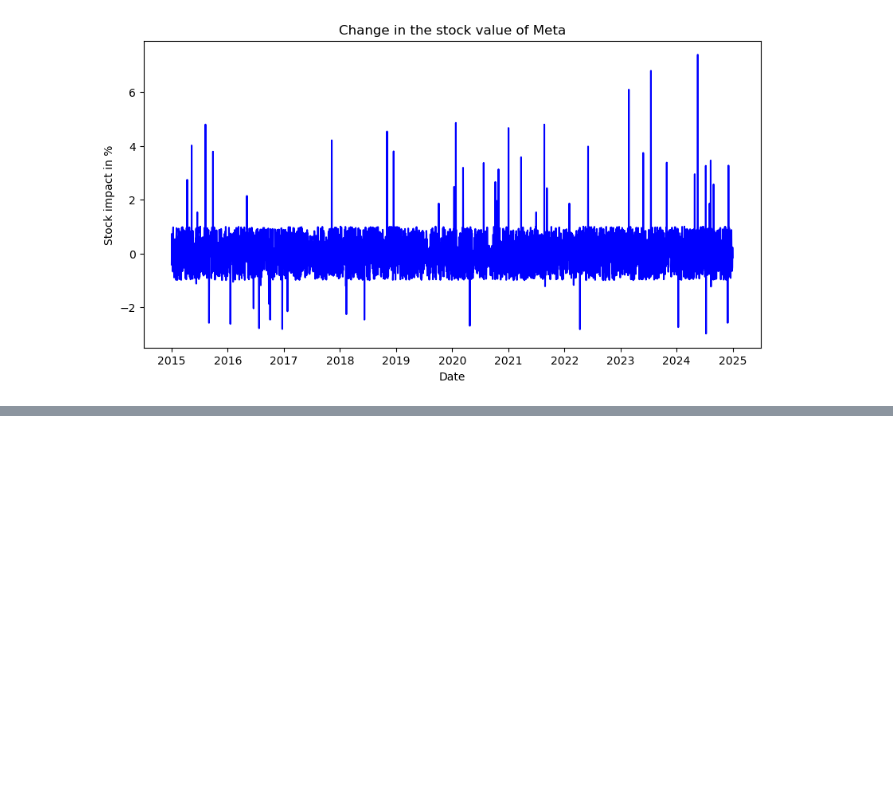
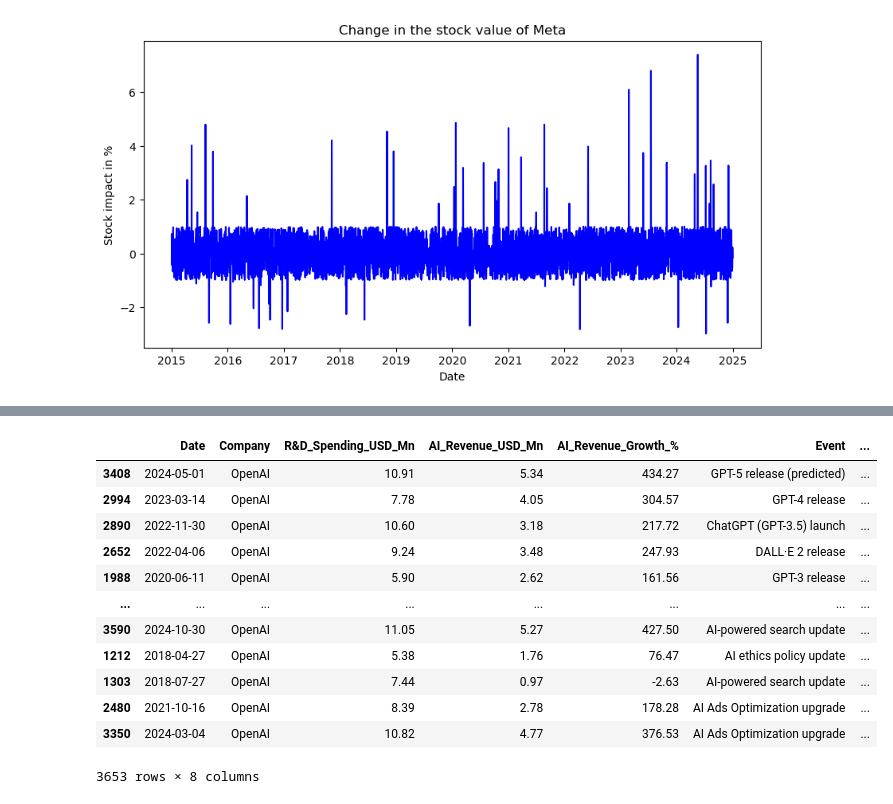
Before and after one commit to abdullahkhan-10/Python-Complete-Course, a Jupyter notebook: Python Projects/Intermediate Projects/3_financial_data.ipynb, the cells around one changed output, grey strips where cells are left out. Cells and saved outputs as stored; diff of their text form; code cells hidden in the pictures; blank space fills up the shorter version.

Commit message:
Maximum impact on stock of each company shown

```diff
--- a/Python Projects/Intermediate Projects/3_financial_data.ipynb
+++ b/Python Projects/Intermediate Projects/3_financial_data.ipynb
@@ -315,0 +327,21 @@ plt.show()
+# %%
+# OpenAI stock impact.
+
+openai_data.sort_values(by="Stock_Impact_%", ascending=False)
+
+# Below are the top 5 maximum and lowest 5 impact in stock of OpenAI.
+# The Maximum impact was recorded when GPT-5 was relesed.
+# %% [output]
+|  | Date | Company | R&D_Spending_USD_Mn | AI_Revenue_USD_Mn | AI_Revenue_Growth_% | Event | ... |
+| 3408 | 2024-05-01 | OpenAI | 10.91 | 5.34 | 434.27 | GPT-5 release (predicted) | ... |
+| 2994 | 2023-03-14 | OpenAI | 7.78 | 4.05 | 304.57 | GPT-4 release | ... |
+| 2890 | 2022-11-30 | OpenAI | 10.60 | 3.18 | 217.72 | ChatGPT (GPT-3.5) launch | ... |
+| 2652 | 2022-04-06 | OpenAI | 9.24 | 3.48 | 247.93 | DALL·E 2 release | ... |
+| 1988 | 2020-06-11 | OpenAI | 5.90 | 2.62 | 161.56 | GPT-3 release | ... |
+| ... | ... | ... | ... | ... | ... | ... | ... |
+| 3590 | 2024-10-30 | OpenAI | 11.05 | 5.27 | 427.50 | AI-powered search update | ... |
+| 1212 | 2018-04-27 | OpenAI | 5.38 | 1.76 | 76.47 | AI ethics policy update | ... |
+| 1303 | 2018-07-27 | OpenAI | 7.44 | 0.97 | -2.63 | AI-powered search update | ... |
+| 2480 | 2021-10-16 | OpenAI | 8.39 | 2.78 | 178.28 | AI Ads Optimization upgrade | ... |
+| 3350 | 2024-03-04 | OpenAI | 10.82 | 4.77 | 376.53 | AI Ads Optimization upgrade | ... |
+3653 rows × 8 columns
```
Also changed, not shown: parts of 4 cells of this notebook.
